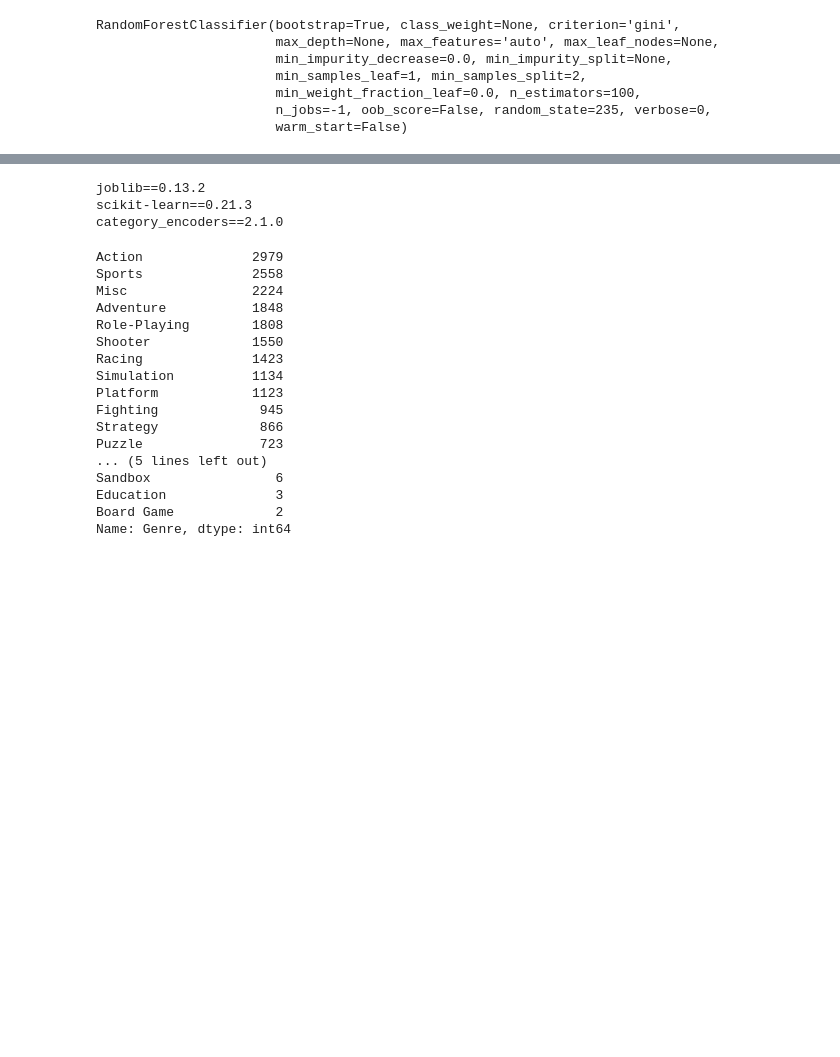
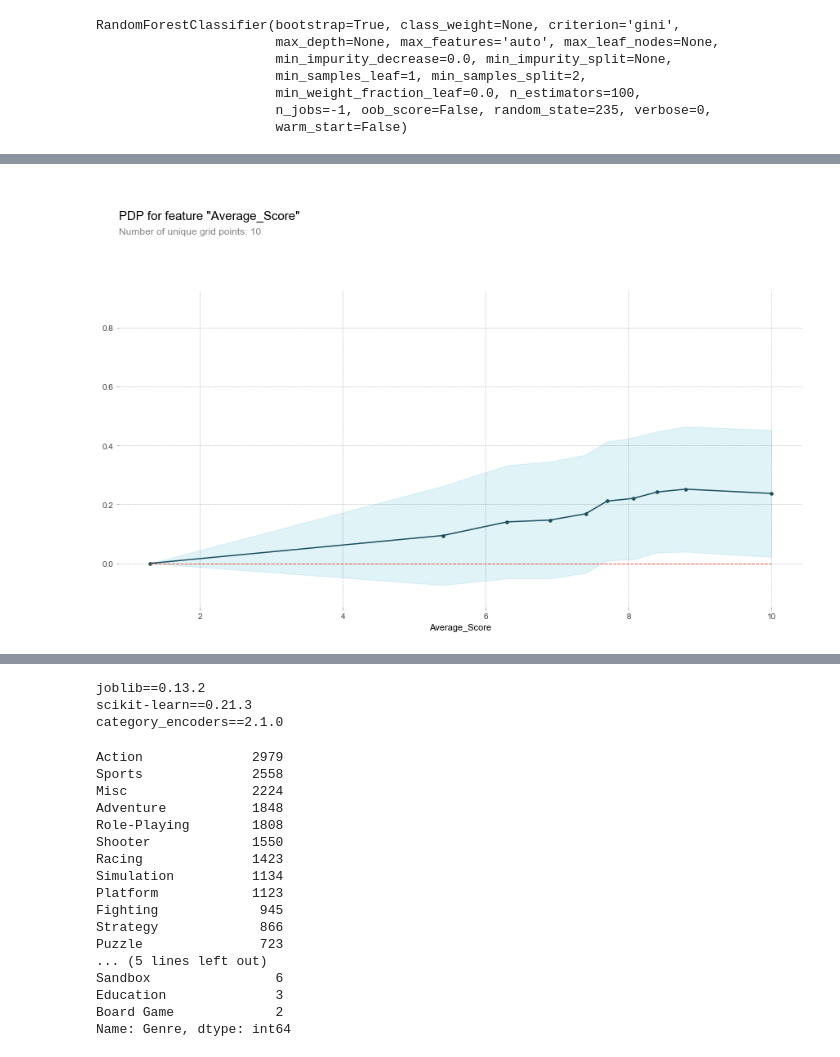
Before and after one commit to TimTree/vgsales-project, a Jupyter notebook: notebooks/notebookTues.ipynb, the cells around one changed output, grey strips where cells are left out. Cells and saved outputs as stored; diff of their text form; code cells hidden in the pictures; blank space fills up the shorter version.

```diff
--- a/notebooks/notebookTues.ipynb
+++ b/notebooks/notebookTues.ipynb
@@ -196,0 +205,13 @@ dump(pipeline, 'pipeline.joblib', compress=True)
+# %%
+feature = 'Average_Score'
+
+isolated = pdp_isolate(
+    model=pipeline,
+    dataset=X_val[X_val['Average_Score']>-0.1],
+    model_features=X_val.columns,
+    feature=feature
+)
+
+pdp_plot(isolated, feature_name=feature);
+# %% [output]
+[figure, added]
```
Also changed, not shown: parts of 27 cells of this notebook, 10 other files.
